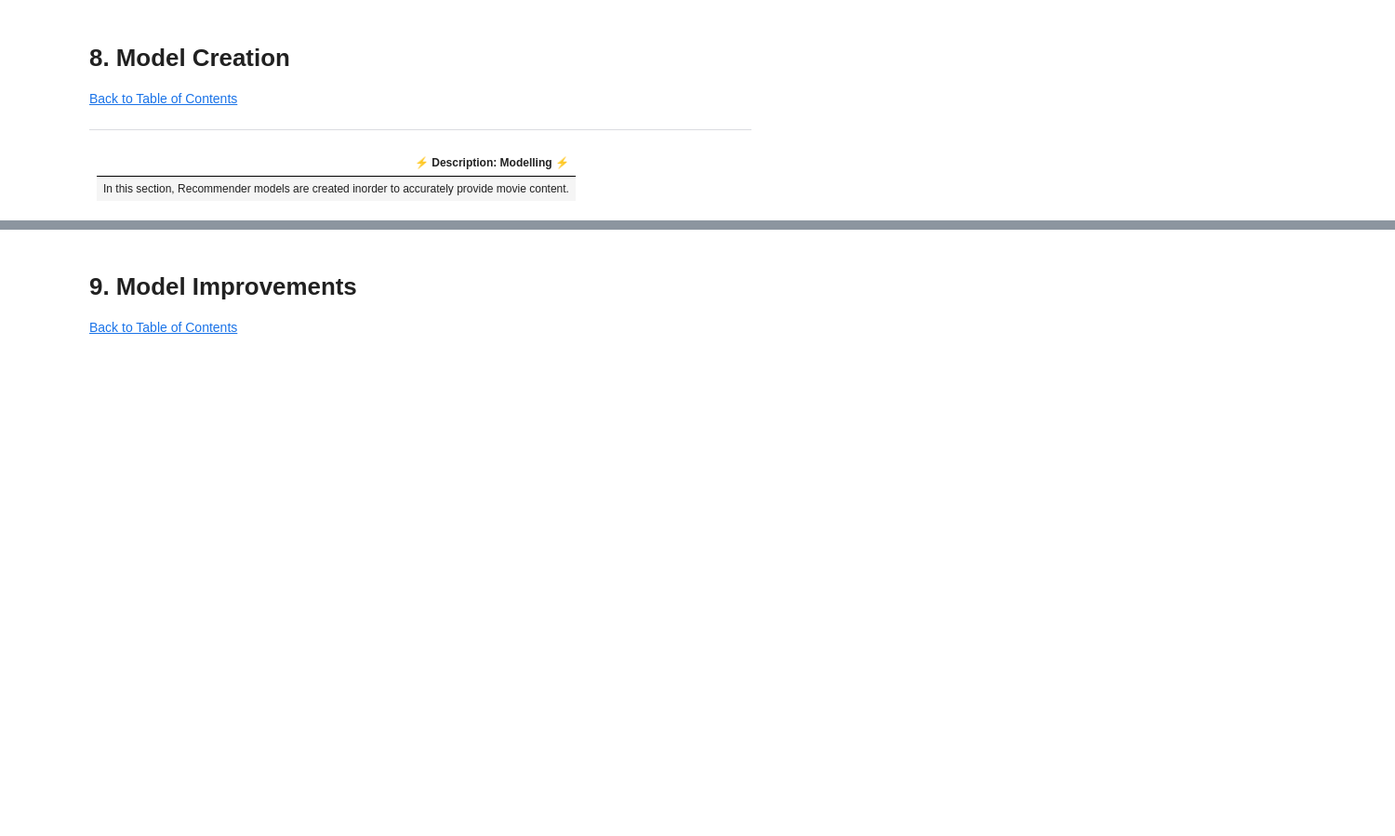
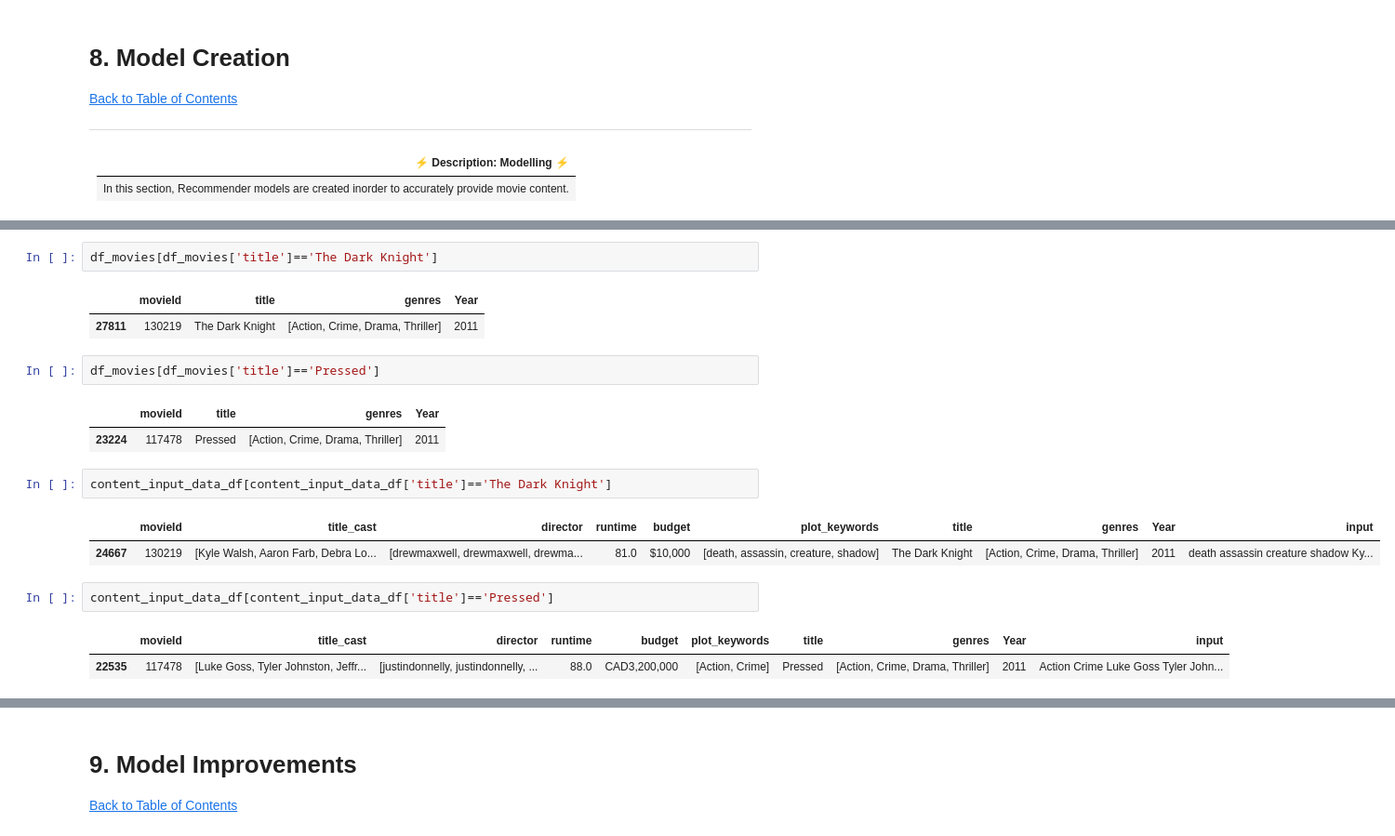
Before and after one commit to RogerA11/Streamlit-Movie-Recommendation-System, a Jupyter notebook: CBB5_Movie_Recommendation.ipynb, the cells around one changed output, grey strips where cells are left out. Shown at 93% size. Drawn from its saved outputs; the diff is of its cells as text; blank space fills up the shorter version.

```diff
--- a/CBB5_Movie_Recommendation.ipynb
+++ b/CBB5_Movie_Recommendation.ipynb
@@ -972,0 +800,20 @@ NameError: name 'cosine_sim' is not defined
+# %%
+df_movies[df_movies['title']=='The Dark Knight']
+# %% [output]
+|  | movieId | title | genres | Year |
+| 27811 | 130219 | The Dark Knight | [Action, Crime, Drama, Thriller] | 2011 |
+# %%
+df_movies[df_movies['title']=='Pressed']
+# %% [output]
+|  | movieId | title | genres | Year |
+| 23224 | 117478 | Pressed | [Action, Crime, Drama, Thriller] | 2011 |
+# %%
+content_input_data_df[content_input_data_df['title']=='The Dark Knight']
+# %% [output]
+|  | movieId | title_cast | director | runtime | budget | plot_keywords | title | genres | Year | input |
+| 24667 | 130219 | [Kyle Walsh, Aaron Farb, Debra Lo... | [drewmaxwell, drewmaxwell, drewma... | 81.0 | $10,000 | [death, assassin, creature, shadow] | The Dark Knight | [Action, Crime, Drama, Thriller] | 2011 | death assassin creature shadow Ky... |
+# %%
+content_input_data_df[content_input_data_df['title']=='Pressed']
+# %% [output]
+|  | movieId | title_cast | director | runtime | budget | plot_keywords | title | genres | Year | input |
+| 22535 | 117478 | [Luke Goss, Tyler Johnston, Jeffr... | [justindonnelly, justindonnelly, ... | 88.0 | CAD3,200,000 | [Action, Crime] | Pressed | [Action, Crime, Drama, Thriller] | 2011 | Action Crime Luke Goss Tyler John... |
```
Also changed, not shown: parts of 78 cells of this notebook.
